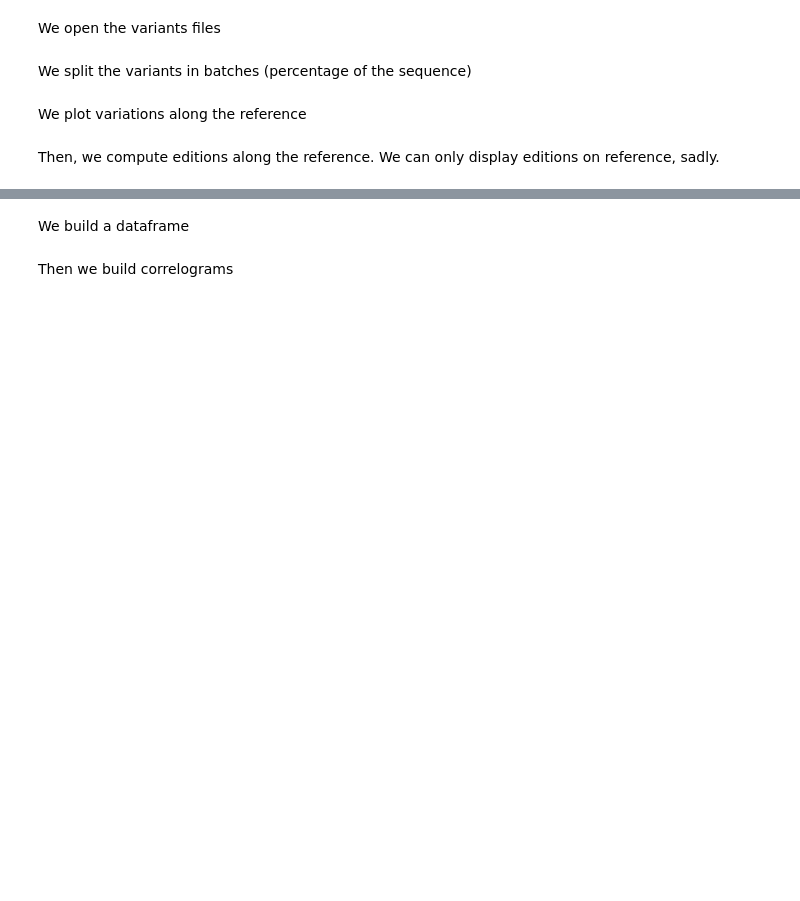
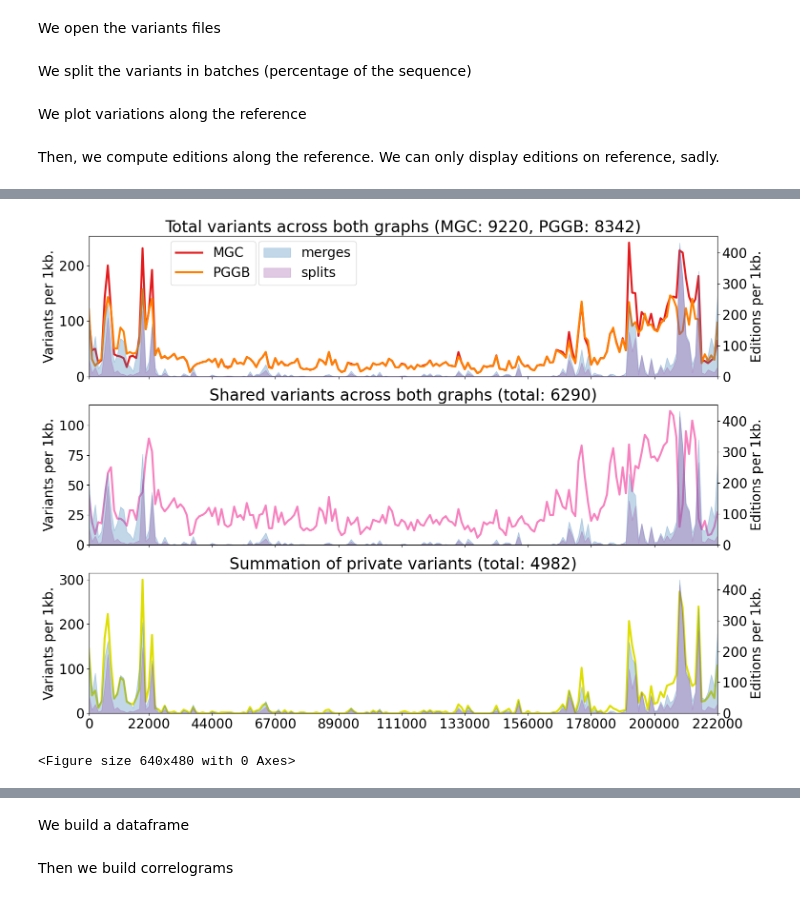
Before and after one commit to dubssieg/pancat_paper, a Jupyter notebook: nb_variants_edition.ipynb, the cells around one changed output, grey strips where cells are left out. Drawn from its saved outputs; the diff is of its cells as text; code cells hidden in the pictures; blank space fills up the shorter version.

```diff
--- a/nb_variants_edition.ipynb
+++ b/nb_variants_edition.ipynb
@@ -260,43 +410,53 @@ plt.clf()
 # %%
 fig, (ax2, ax5, ax6) = plt.subplots(3,1, sharex=True, sharey='row', figsize=(17,13))
 
 #fig.supylabel(f'Variants per {round((reference_length/200)/1000)}kb.')
 
 alpha = 0.3
 
 for axs in (ax2, ax5, ax6):
     __ = axs.twinx()
-    __.fill_between(list(range(sampling)),counts_editions, color= "violet",alpha=alpha)
+    __.fill_between(list(range(sampling)),counts_editions, color=colors['blue'], label='merges',alpha=alpha)
+    __.fill_between(list(range(sampling)),counts_splits, color=colors['purple'], label='splits',alpha=alpha)
     __.set_ylabel(f'Editions per {round((reference_length/200)/1000)}kb.')
     axs.set_xticks([])
     axs.set_ylabel(f'Variants per {round((reference_length/200)/1000)}kb.')
-
+    axs.set_xlim(left=0,right=sampling-1)
+    __.set_ylim(0)
+    if axs == ax2:
+        __.legend(loc=(.27,.65))
 
 ax2.set_title(f"Total variants across both graphs (MGC: {sum(counts_A)}, PGGB: {sum(counts_B)})")
-ax2.plot(counts_A, label='MGC', color='seagreen', linewidth=3)
-ax2.plot(counts_B, label='PGGB', color='indianred', linewidth=3)
-
-ax2.legend(loc='upper right')
+ax2.plot(counts_A, label='MGC', color=colors['red'], linewidth=3)
+ax2.plot(counts_B, label='PGGB', color=colors['orange'], linewidth=3)
+ax2.set_xlim(left=0,right=sampling-1)
+ax2.set_ylim(bottom=0)
+ax2.legend(loc=(.13,.65))
 
 ax5.set_title(f"Shared variants across both graphs (total: {sum(counts_A)-sum(p_counts_A)})")
-ax5.plot([counts_A[i] - p_counts_A[i] for i in range(sampling)], label='$\geq$1bp', color='dodgerblue', linewidth=3)
+ax5.plot([counts_A[i] - p_counts_A[i] for i in range(sampling)], label='$\geq$1bp', color=colors['pink'], linewidth=3)
 #ax5.plot([counts_A_sup_2[i] - p_counts_A_sup_2[i] for i in range(sampling)], label='$\geq$2bp')
 #ax5.plot([counts_A_sup_50[i] - p_counts_A_sup_50[i] for i in range(sampling)], label='$\geq$50bp')
-
+ax5.set_xlim(left=0,right=sampling-1)
+ax5.set_ylim(bottom=0)
 #ax5.legend(loc='upper right')
 
 ax6.set_title(f"Summation of private variants (total: {sum(p_counts_A)+sum(p_counts_B)})")
-ax6.plot([p_counts_A[i]+ p_counts_B[i] for i in range(sampling)], label='$\geq$1bp', color='orangered', linewidth=3)
+ax6.plot([p_counts_A[i]+ p_counts_B[i] for i in range(sampling)], label='$\geq$1bp', color=colors['yellow'], linewidth=3)
 #ax6.plot([p_counts_A_sup_2[i]+ p_counts_B_sup_2[i] for i in range(sampling)], label='$\geq$2bp')
 #ax6.plot([p_counts_A_sup_50[i] +p_counts_B_sup_50[i] for i in range(sampling)], label='$\geq$50bp')
-ax6.set_xticks([__ for __ in range(sampling+1) if not __%20])
-ax6.set_xticklabels([int(round(__/ratios,-3)) for __ in range(sampling+1) if not __%20 ])
-
+ax6.set_xticks([__-1 if __!=0 else 0 for __ in range(sampling+2) if not __%20])
+ax6.set_xticklabels([int(round(__/ratios,-3)) for __ in range(sampling+2) if not __%20 ])
+ax6.set_xlim(left=0,right=sampling-1)
+ax6.set_ylim(bottom=0)
 #ax6.legend(loc='upper right')
 
 plt.savefig("figures/baseline_profile_supp.png", bbox_inches='tight')
 plt.show()
 plt.clf()
+# %% [output]
+[figure, added]
+<Figure size 640x480 with 0 Axes>
 # %%
 fig, ((ax1, ax2), (ax3, ax4), (ax5, ax6)) = plt.subplots(3,2, sharex=True, sharey='row', figsize=(16,10))
 fig.suptitle(f"Distribution of variants between graphs from MGC and PGGB for chromosom {chromosom}")
```
Also changed, not shown: parts of 19 cells of this notebook.
